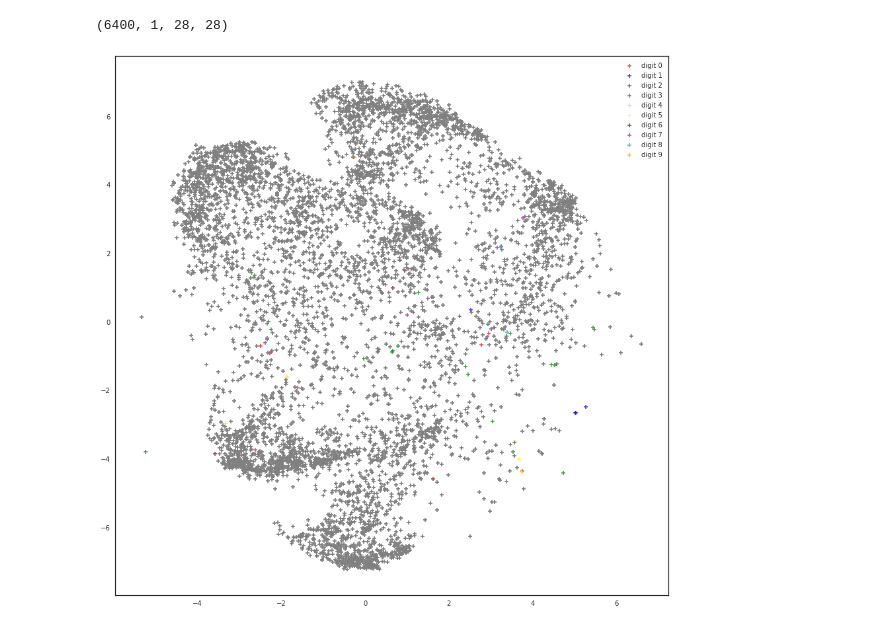
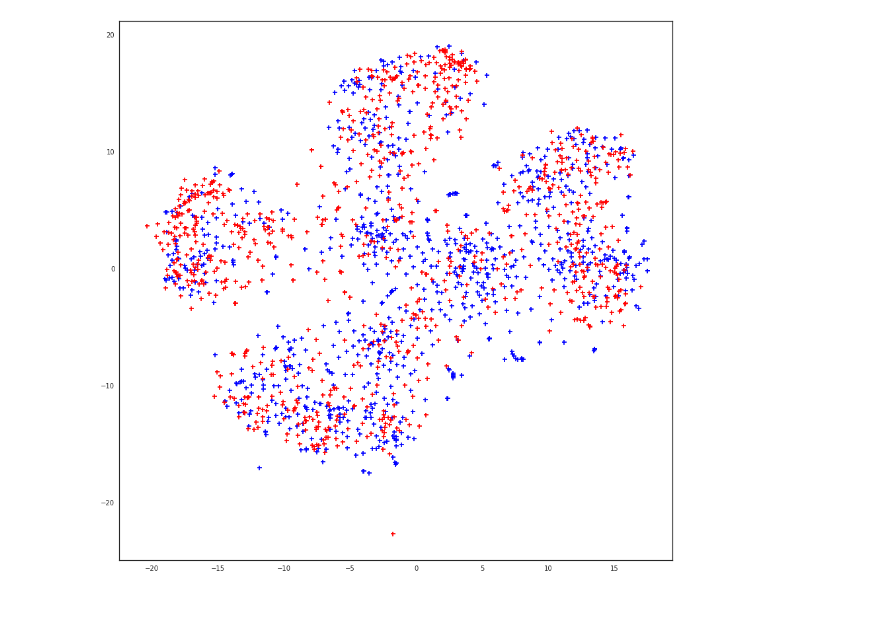
Before and after one commit to mehdidc/out_of_class, a Jupyter notebook: ae/analyze.ipynb, the cells around one changed output. Cells and saved outputs as stored; diff of their text form; code cells hidden in the pictures.

```diff
--- a/ae/analyze.ipynb
+++ b/ae/analyze.ipynb
@@ -106,5 +108,5 @@ def plot_generated(code_2d, categories):
 # %%
-folder = 'mnist'
+folder = 'hwrt'
 # %%
 model = load('results/{}'.format(folder))
 # %%
@@ -123,7 +125,7 @@ for l in model.layers[layer_id + 1:]:
     h = l(h)
 dec = K.function([x], [h])
 # %%
-dataset = '../data/digits.npz'
+dataset = '../data/hwrt.npz'
 data = np.load(dataset)
 X, y = data['X'], data['y']
 X = X.astype(np.float32)
@@ -152,7 +154,8 @@ def featurize(h):
     return h
 # %%
 gen = np.load('results/{}/gen/generated.npz'.format(folder))
-nb_gen = 2 * (2 * 40 * 40)
+#nb_gen = 2 * (2 * 40 * 40)
+nb_gen = 2 * (2 * 15 * 15)
 Xg = gen['generated'][0:nb_gen]
 yg = np.array([-1] * len(Xg))
 Xt = X[0:len(Xg)]
@@ -162,16 +165,16 @@ yf = np.concatenate((yg, yt), axis=0)
 h = enc.predict(Xf)
 h = featurize(h)
 h2d = TSNE().fit_transform(h)
-# %% [output]
-(6400, 1, 28, 28)
 # %%
 fig = plt.figure(figsize=(15, 15))
-plot_dataset(h2d, yf)
-plot_generated(h2d, yf)
+plt.scatter(h2d[yf>=0, 0], h2d[yf>=0, 1], color='blue', marker='+')
+plt.scatter(h2d[yf<0, 0], h2d[yf<0, 1], color='red', marker='+')
+#plot_dataset(h2d, yf)
+#plot_generated(h2d, yf)
 plt.legend()
 plt.show()
 # %% [output]
-[figure, old version]
+[figure, new version]
 # %%
 from bokeh.plotting import figure, output_file, show, save
 output_file('results/{}/img_embedding.html'.format(folder))
```
Also changed, not shown: parts of 8 cells of this notebook, 1 other file.
